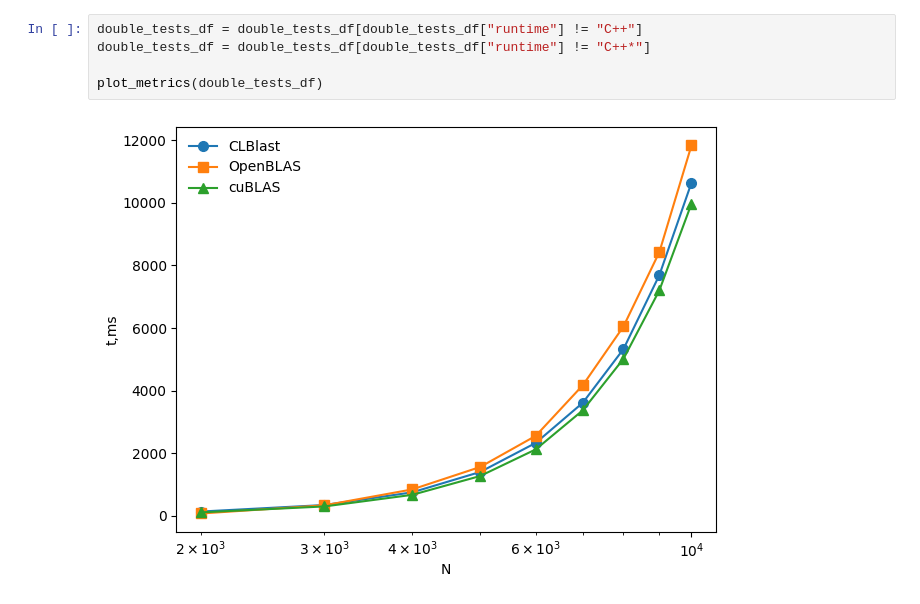
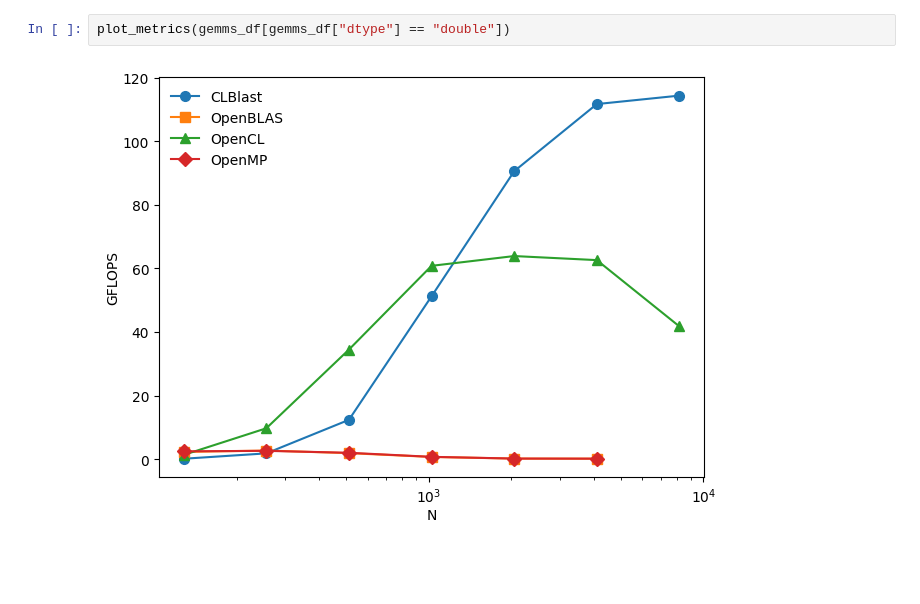
Before and after one commit to evsholukh/MatVec, a Jupyter notebook: bench.ipynb, the cells around one changed output. Cells and saved outputs as stored; diff of their text form; blank space fills up the shorter version.

```diff
--- a/bench.ipynb
+++ b/bench.ipynb
@@ -111,7 +93,4 @@ plot_metrics(float_tests_df)
-# %%
-double_tests_df = double_tests_df[double_tests_df["runtime"] != "C++"]
-double_tests_df = double_tests_df[double_tests_df["runtime"] != "C++*"]
-
-plot_metrics(double_tests_df)
-# %% [output]
-[figure, removed]
+# %%
+plot_metrics(gemms_df[gemms_df["dtype"] == "double"])
+# %% [output]
+[figure, added]
```
Also changed, not shown: parts of 12 cells of this notebook, 4 other files.
